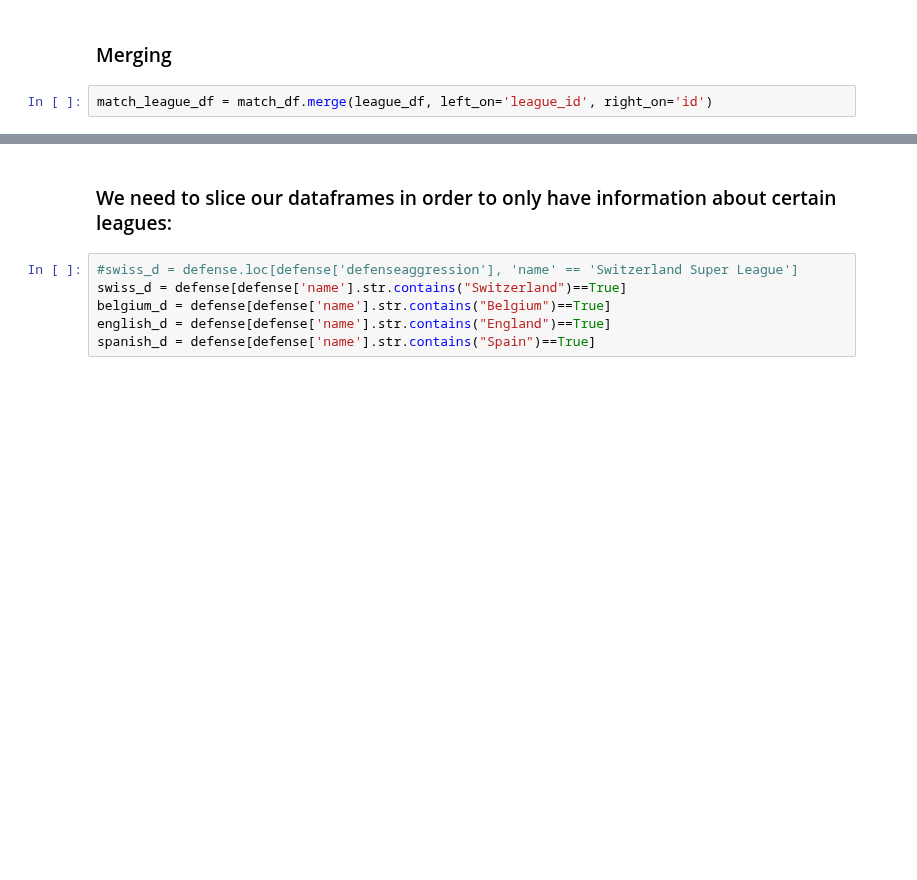
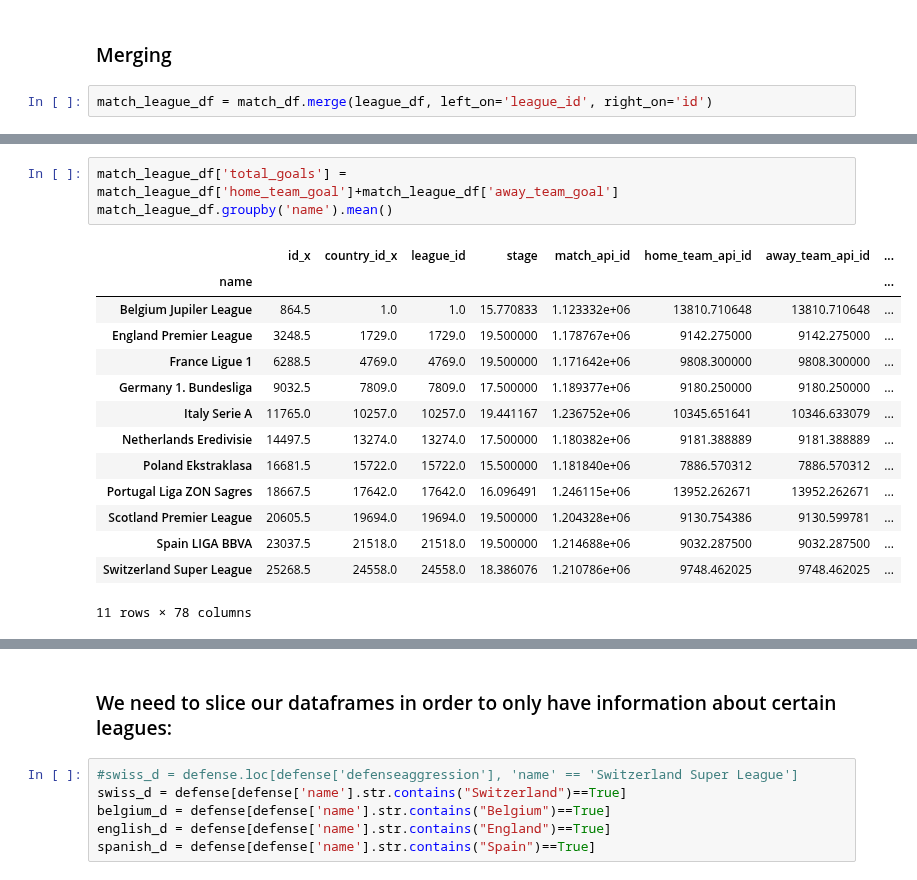
Before and after one commit to kevintheduu/european-soccer-hypothesis-testing, a Jupyter notebook: hyp_test_3.ipynb, the cells around one changed output, grey strips where cells are left out. Drawn from its saved outputs; the diff is of its cells as text; blank space fills up the shorter version.

```diff
--- a/hyp_test_3.ipynb
+++ b/hyp_test_3.ipynb
@@ -295,0 +203,18 @@ team_attrib_by_league_home.T.head()
+# %%
+match_league_df['total_goals'] = match_league_df['home_team_goal']+match_league_df['away_team_goal']
+match_league_df.groupby('name').mean()
+# %% [output]
+|  | id_x | country_id_x | league_id | stage | match_api_id | home_team_api_id | away_team_api_id | ... |
+| name |  |  |  |  |  |  |  | ... |
+| Belgium Jupiler League | 864.5 | 1.0 | 1.0 | 15.770833 | 1.123332e+06 | 13810.710648 | 13810.710648 | ... |
+| England Premier League | 3248.5 | 1729.0 | 1729.0 | 19.500000 | 1.178767e+06 | 9142.275000 | 9142.275000 | ... |
+| France Ligue 1 | 6288.5 | 4769.0 | 4769.0 | 19.500000 | 1.171642e+06 | 9808.300000 | 9808.300000 | ... |
+| Germany 1. Bundesliga | 9032.5 | 7809.0 | 7809.0 | 17.500000 | 1.189377e+06 | 9180.250000 | 9180.250000 | ... |
+| Italy Serie A | 11765.0 | 10257.0 | 10257.0 | 19.441167 | 1.236752e+06 | 10345.651641 | 10346.633079 | ... |
+| Netherlands Eredivisie | 14497.5 | 13274.0 | 13274.0 | 17.500000 | 1.180382e+06 | 9181.388889 | 9181.388889 | ... |
+| Poland Ekstraklasa | 16681.5 | 15722.0 | 15722.0 | 15.500000 | 1.181840e+06 | 7886.570312 | 7886.570312 | ... |
+| Portugal Liga ZON Sagres | 18667.5 | 17642.0 | 17642.0 | 16.096491 | 1.246115e+06 | 13952.262671 | 13952.262671 | ... |
+| Scotland Premier League | 20605.5 | 19694.0 | 19694.0 | 19.500000 | 1.204328e+06 | 9130.754386 | 9130.599781 | ... |
+| Spain LIGA BBVA | 23037.5 | 21518.0 | 21518.0 | 19.500000 | 1.214688e+06 | 9032.287500 | 9032.287500 | ... |
+| Switzerland Super League | 25268.5 | 24558.0 | 24558.0 | 18.386076 | 1.210786e+06 | 9748.462025 | 9748.462025 | ... |
+11 rows × 78 columns
```
Also changed, not shown: parts of 23 cells of this notebook.
